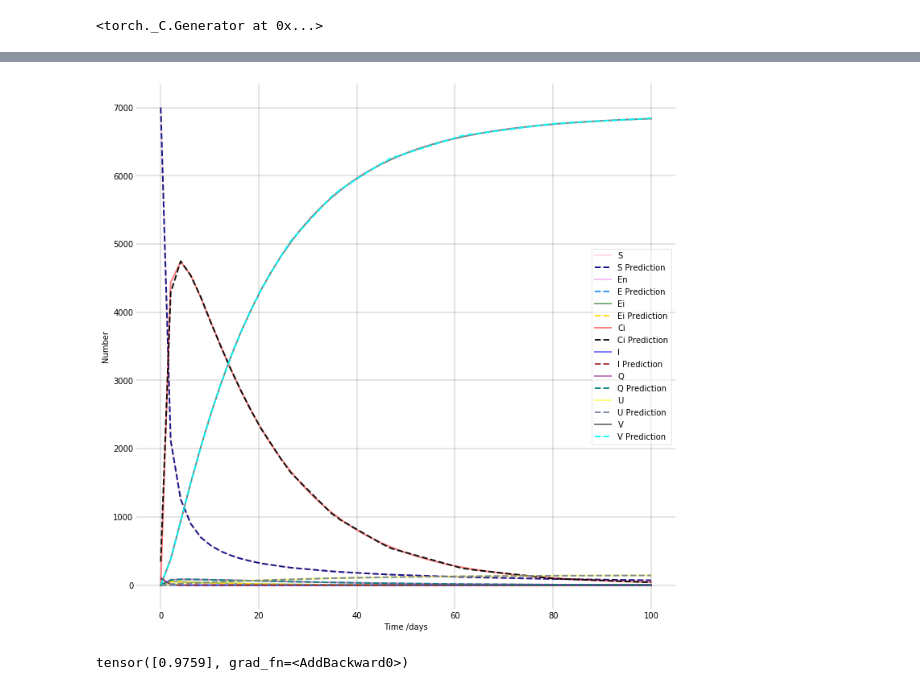
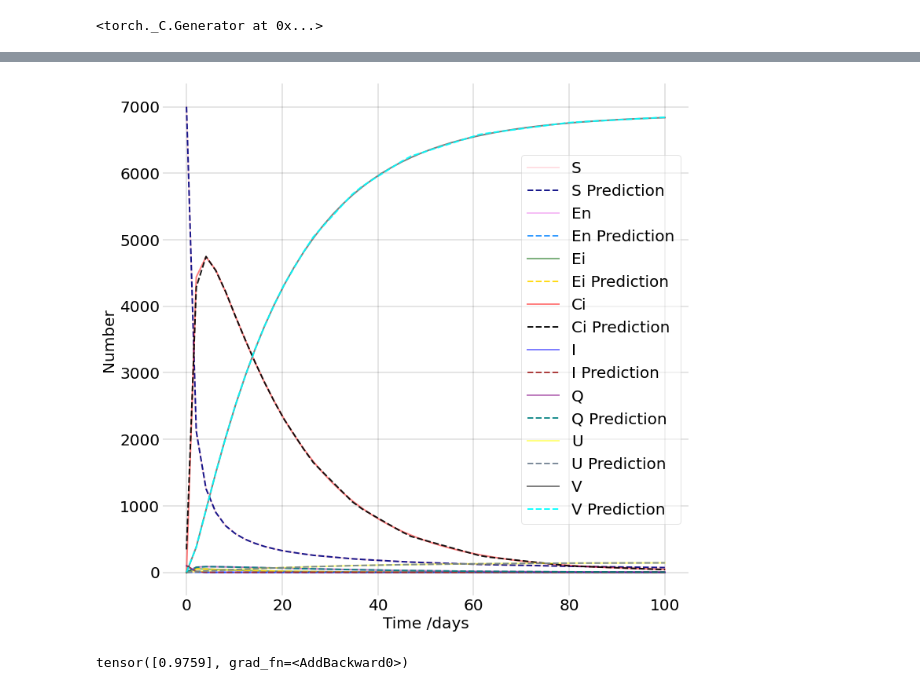
Before and after one commit to Shaier/DINN, a Jupyter notebook: Diseases/smallpox/smallpox.ipynb, the cells around one changed output, grey strips where cells are left out. Saved outputs shown, nothing was run; the diff lists cells and outputs as text; code cells hidden in the pictures.

```diff
--- a/Diseases/smallpox/smallpox.ipynb
+++ b/Diseases/smallpox/smallpox.ipynb
@@ -367,40 +367,43 @@ ax.plot(smallpox_data[0], smallpox_data[1], 'pink', alpha=0.5, lw=2, label='S')
 ax.plot(smallpox_data[0], S_pred_list[0].detach().numpy(), 'navy', alpha=0.9, lw=2, label='S Prediction', linestyle='dashed')
 
 ax.plot(smallpox_data[0], smallpox_data[2], 'violet', alpha=0.5, lw=2, label='En')
-ax.plot(smallpox_data[0], En_pred_list[0].detach().numpy(), 'dodgerblue', alpha=0.9, lw=2, label='E Prediction', linestyle='dashed')
+ax.plot(smallpox_data[0], En_pred_list[0].detach().numpy(), 'dodgerblue', alpha=0.9, lw=2, label='En Prediction', linestyle='dashed')
 
 ax.plot(smallpox_data[0], smallpox_data[3], 'darkgreen', alpha=0.5, lw=2, label='Ei')
 ax.plot(smallpox_data[0], Ei_pred_list[0].detach().numpy(), 'gold', alpha=0.9, lw=2, label='Ei Prediction', linestyle='dashed')
 
 ax.plot(smallpox_data[0], smallpox_data[4], 'red', alpha=0.5, lw=2, label='Ci')
 ax.plot(smallpox_data[0], Ci_pred_list[0].detach().numpy(), 'black', alpha=0.9, lw=2, label='Ci Prediction', linestyle='dashed')
 
 ax.plot(smallpox_data[0], smallpox_data[5], 'blue', alpha=0.5, lw=2, label='I')
 ax.plot(smallpox_data[0], I_pred_list[0].detach().numpy(), 'brown', alpha=0.9, lw=2, label='I Prediction', linestyle='dashed')
 
 ax.plot(smallpox_data[0], smallpox_data[6], 'purple', alpha=0.5, lw=2, label='Q')
 ax.plot(smallpox_data[0], Q_pred_list[0].detach().numpy(), 'teal', alpha=0.9, lw=2, label='Q Prediction', linestyle='dashed')
 
 ax.plot(smallpox_data[0], smallpox_data[7], 'yellow', alpha=0.5, lw=2, label='U')
 ax.plot(smallpox_data[0], U_pred_list[0].detach().numpy(), 'slategrey', alpha=0.9, lw=2, label='U Prediction', linestyle='dashed')
 
 ax.plot(smallpox_data[0], smallpox_data[8], 'black', alpha=0.5, lw=2, label='V')
 ax.plot(smallpox_data[0], V_pred_list[0].detach().numpy(), 'aqua', alpha=0.9, lw=2, label='V Prediction', linestyle='dashed')
 
 
-ax.set_xlabel('Time /days')
-ax.set_ylabel('Number')
+ax.set_xlabel('Time /days',size = 20)
+ax.set_ylabel('Number',size = 20)
+#ax.set_ylim([-1,50])
 ax.yaxis.set_tick_params(length=0)
 ax.xaxis.set_tick_params(length=0)
+plt.xticks(size = 20)
+plt.yticks(size = 20)
 ax.grid(b=True, which='major', c='black', lw=0.2, ls='-')
-legend = ax.legend()
+legend = ax.legend(prop={'size':20})
 legend.get_frame().set_alpha(0.5)
 for spine in ('top', 'right', 'bottom', 'left'):
     ax.spines[spine].set_visible(False)
 plt.savefig('smallpox.pdf')
 plt.show()
 # %% [output]
-[figure, old version]
+[figure, new version]
 # %%
 #vaccination!
 
```
Also changed, not shown: parts of 3 cells of this notebook, 10 other files.
